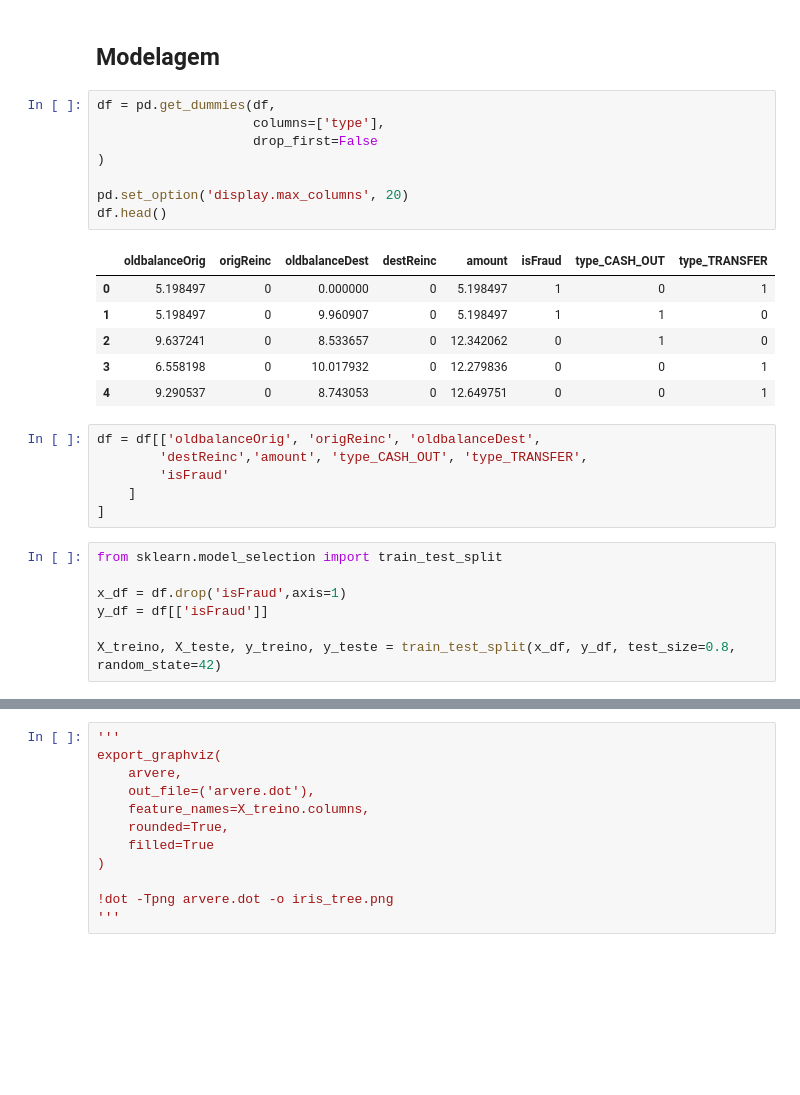
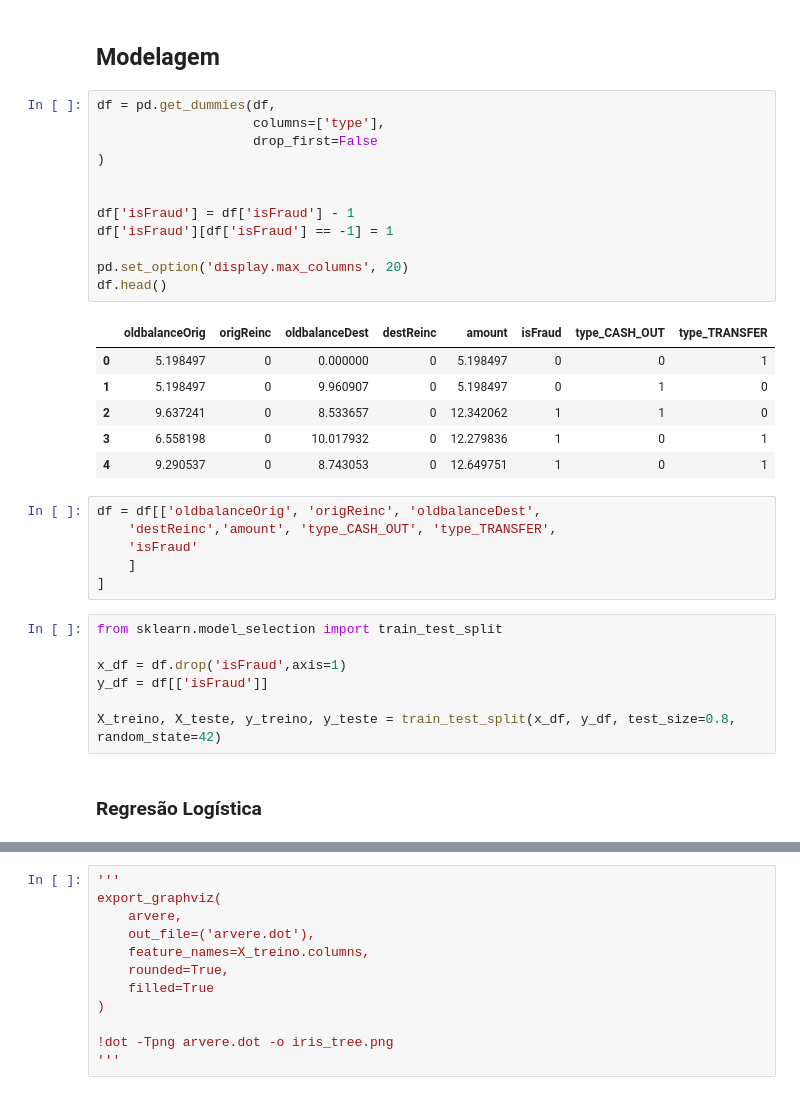
Before and after one commit to phobeiro/TERA-desafio-3, a Jupyter notebook: desafio-3.ipynb, the cells around one changed output, grey strips where cells are left out. Saved outputs shown, nothing was run; the diff lists cells and outputs as text; blank space fills up the shorter version.

```diff
--- a/desafio-3.ipynb
+++ b/desafio-3.ipynb
@@ -276,22 +276,26 @@ df
 # %%
 df = pd.get_dummies(df,
                     columns=['type'],
                     drop_first=False
 )
 
+
+df['isFraud'] = df['isFraud'] - 1
+df['isFraud'][df['isFraud'] == -1] = 1
+
 pd.set_option('display.max_columns', 20)
 df.head()
 # %% [output]
 |  | oldbalanceOrig | origReinc | oldbalanceDest | destReinc | amount | isFraud | type_CASH_OUT | type_TRANSFER |
-| 0 | 5.198497 | 0 | 0.000000 | 0 | 5.198497 | 1 | 0 | 1 |
-| 1 | 5.198497 | 0 | 9.960907 | 0 | 5.198497 | 1 | 1 | 0 |
-| 2 | 9.637241 | 0 | 8.533657 | 0 | 12.342062 | 0 | 1 | 0 |
-| 3 | 6.558198 | 0 | 10.017932 | 0 | 12.279836 | 0 | 0 | 1 |
-| 4 | 9.290537 | 0 | 8.743053 | 0 | 12.649751 | 0 | 0 | 1 |
+| 0 | 5.198497 | 0 | 0.000000 | 0 | 5.198497 | 0 | 0 | 1 |
+| 1 | 5.198497 | 0 | 9.960907 | 0 | 5.198497 | 0 | 1 | 0 |
+| 2 | 9.637241 | 0 | 8.533657 | 0 | 12.342062 | 1 | 1 | 0 |
+| 3 | 6.558198 | 0 | 10.017932 | 0 | 12.279836 | 1 | 0 | 1 |
+| 4 | 9.290537 | 0 | 8.743053 | 0 | 12.649751 | 1 | 0 | 1 |
 # %%
 df = df[['oldbalanceOrig', 'origReinc', 'oldbalanceDest',
-        'destReinc','amount', 'type_CASH_OUT', 'type_TRANSFER',
-        'isFraud'
+    'destReinc','amount', 'type_CASH_OUT', 'type_TRANSFER',
+    'isFraud'
     ]
 ]
 # %%
@@ -301,3 +305,5 @@ x_df = df.drop('isFraud',axis=1)
 y_df = df[['isFraud']]
 
 X_treino, X_teste, y_treino, y_teste = train_test_split(x_df, y_df, test_size=0.8, random_state=42)
+# %% [markdown]
+### Regresão Logística
```
Also changed, not shown: parts of 9 cells of this notebook.
